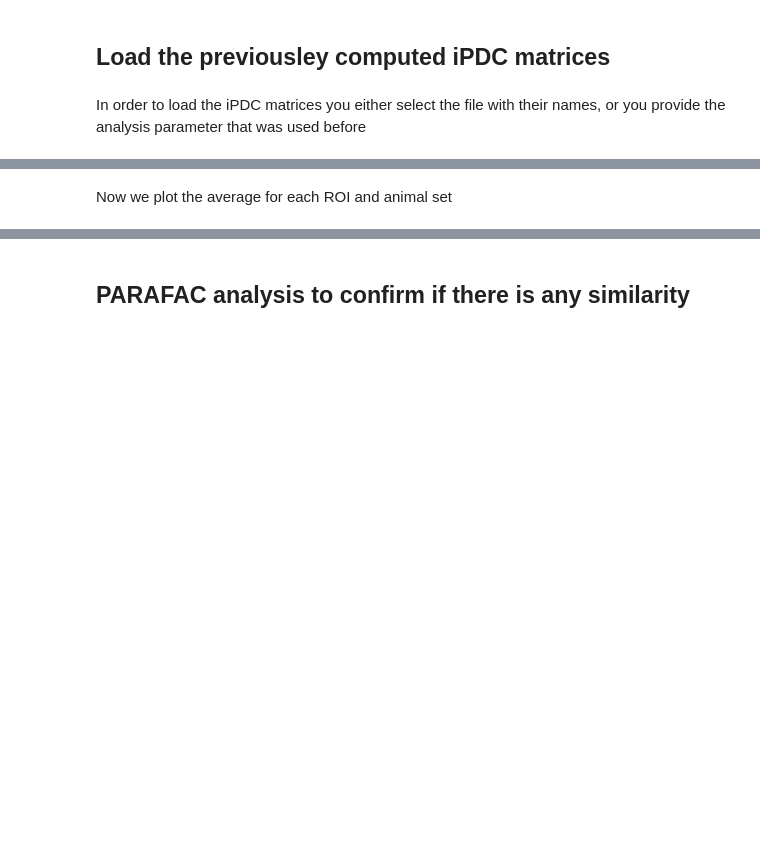
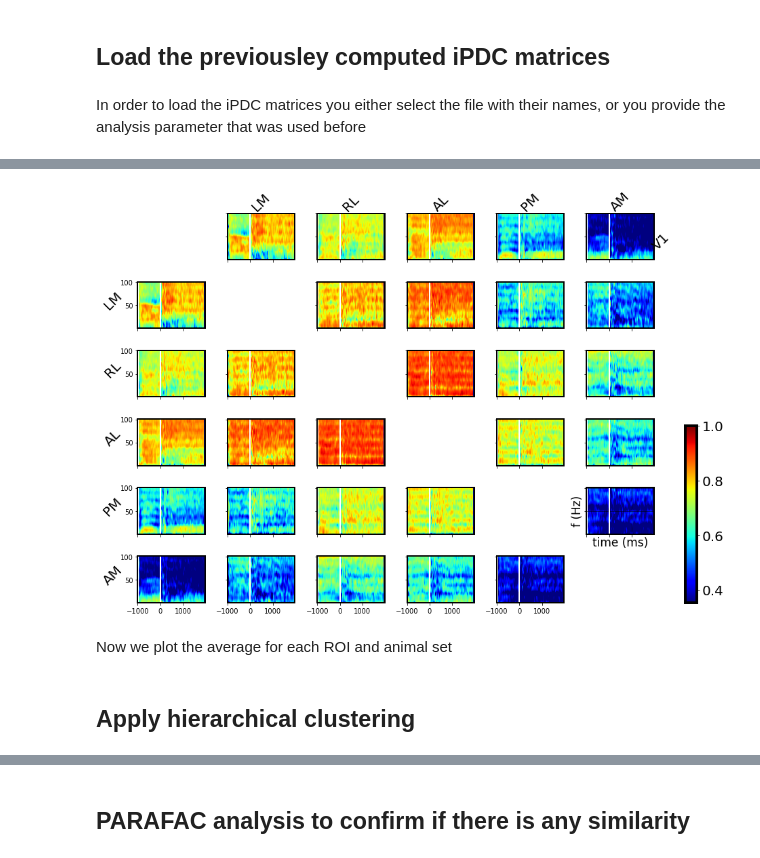
Before and after one commit to EBarzegaran/MouseVisualCoding, a Jupyter notebook: Visualization/Plot_IntraArea_ROI.ipynb, the cells around one changed output, grey strips where cells are left out. Saved outputs shown, nothing was run; the diff lists cells and outputs as text; code cells hidden in the pictures; blank space fills up the shorter version.

```diff
--- a/Visualization/Plot_IntraArea_ROI.ipynb
+++ b/Visualization/Plot_IntraArea_ROI.ipynb
@@ -80,0 +66,26 @@ Arg_dict['PDC_Average_BO']['PDCs']
+# %%
+animal_set = 'PDC_Average_all'
+dims = Arg_dict[animal_set]['PDCs']['VISp'].shape
+rois = ['VISp','VISl','VISrl','VISal','VISpm','VISam']#list(Arg_dict[animal_set]['PDCs'].keys())
+rois_names = ['V1','LM','RL','AL','PM','AM']
+# %%
+roi_corr = np.zeros([len(rois),len(rois),dims[2],dims[3]])
+Ind = np.setdiff1d(np.array(range(0,36)),np.array(range(0,36,7))) # indices of the connections
+
+for roi1 in rois:
+    print(roi1)
+    for roi2 in rois:
+        x = Arg_dict[animal_set]['PDCs'][roi1]
+        y = Arg_dict[animal_set]['PDCs'][roi2]
+
+        dims = x.shape
+        x = x.data.reshape(dims[0]*dims[1],dims[2],dims[3])
+        dims = y.shape
+        y = y.data.reshape(dims[0]*dims[1],dims[2],dims[3])
+
+        x = x[Ind,:,:]
+        y = y[Ind,:,:]
+        T = [[np.corrcoef(x[:,i,j],y[:,i,j])[0,1] for i in range(0,dims[2])] for j in range(0,dims[3]-10)]
+
+        #T = [[sklsim.cosine_similarity(np.array([x[:,i,j], y[:,i,j]]))[0,1] for i in range(0,dims[2])] for j in range(0,dims[3]-10)]
+        roi_corr[rois.index(roi1),rois.index(roi2),:,:dims[3]-10] = np.array(T).transpose()
@@ -81,2 +99,11 @@ Arg_dict['PDC_Average_BO']['PDCs']
+# %%
+dynet_connplot(roi_corr,Arg_dict[animal_set]['PDCs'][roi1].time.values,
+               Arg_dict[animal_set]['PDCs'][roi1].freq.values,
+               labels=rois_names,quantrange=[0.05, 0.95],
+               cmap = 'jet',SC = None,univ = 0)
+# %% [output]
+[figure, added]
 # %% [markdown]
 Now we plot the average for each ROI and animal set
+# %% [markdown]
+## Apply hierarchical clustering
```
Also changed, not shown: parts of 26 cells of this notebook, 7 other files.
